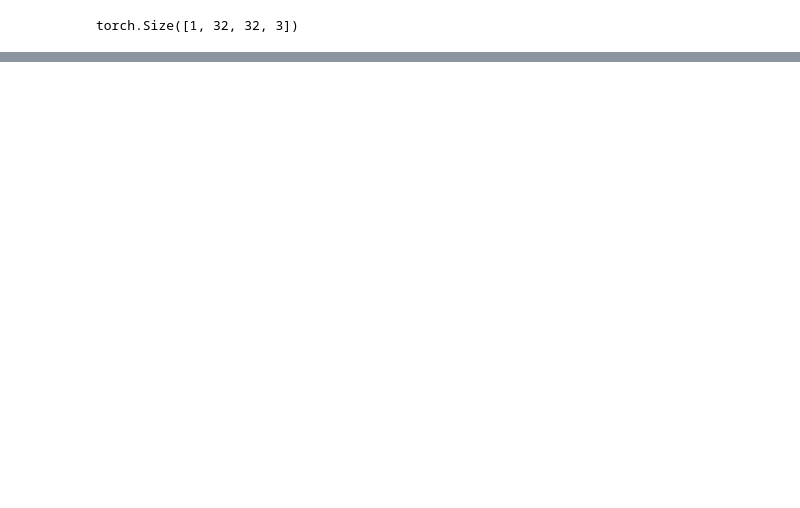
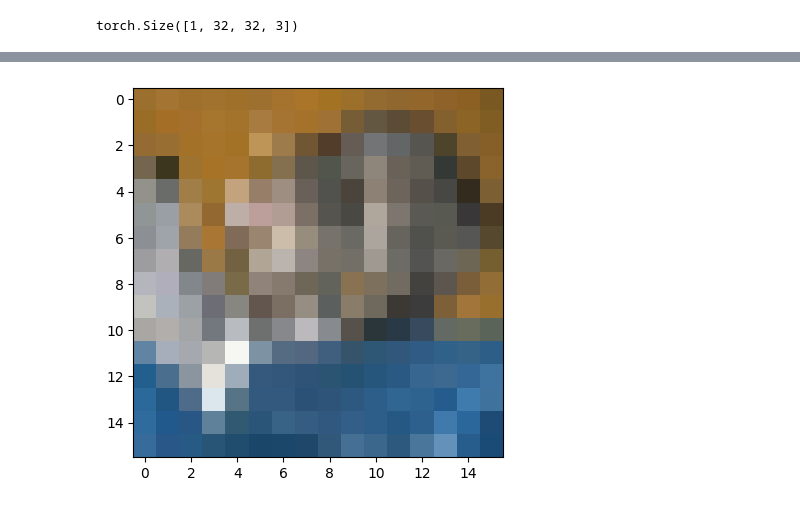
Before and after one commit to chellick/Super_resolution, a Jupyter notebook: CNN_torch.ipynb, the cells around one changed output, grey strips where cells are left out. Cells and saved outputs as stored; diff of their text form; code cells hidden in the pictures; blank space fills up the shorter version.

```diff
--- a/CNN_torch.ipynb
+++ b/CNN_torch.ipynb
@@ -114,0 +136,8 @@ plt.show()
+# %%
+input_im = x_test_lr[:1]
+input_im = input_im.permute(0, 2, 3, 1)
+
+plt.imshow(input_im[0].detach().numpy())
+plt.show()
+# %% [output]
+[figure, added]
```
Also changed, not shown: parts of 8 cells of this notebook.
